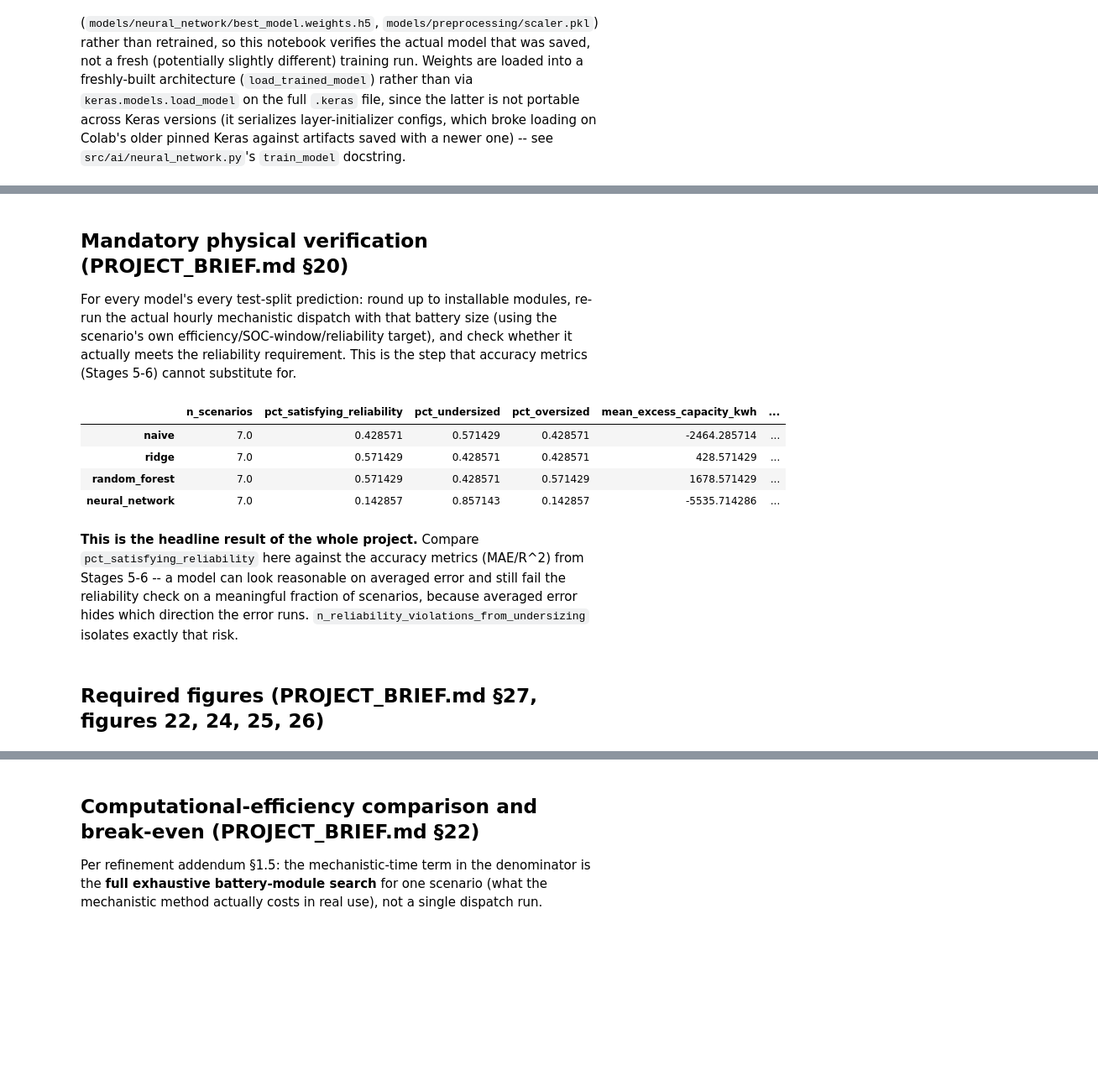
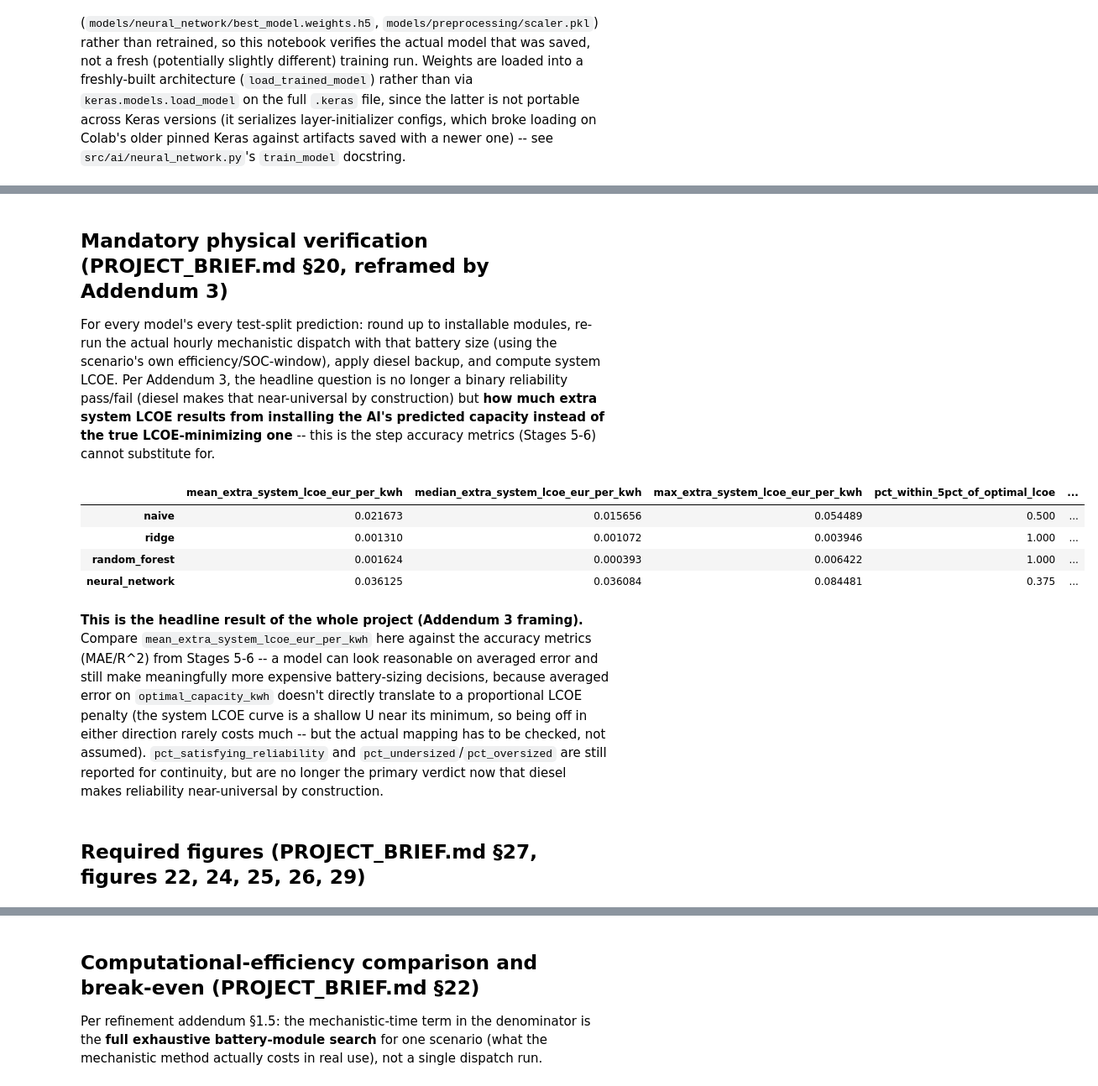
Before and after one commit to sulhos/Leonardo-Assignment, a Jupyter notebook: notebooks/05_model_comparison.ipynb, the cells around one changed output, grey strips where cells are left out. Shown at 84% size. Drawn from its saved outputs; the diff is of its cells as text; code cells hidden in the pictures; blank space fills up the shorter version.

```diff
--- a/notebooks/05_model_comparison.ipynb
+++ b/notebooks/05_model_comparison.ipynb
@@ -180,31 +187,33 @@ E0000 00:00:1784608704.491228   13813 cuda_platform.cc:52] failed call to cuInit
 # %% [markdown]
-## Mandatory physical verification (PROJECT_BRIEF.md §20)
+## Mandatory physical verification (PROJECT_BRIEF.md §20, reframed by Addendum 3)
 
-For every model's every test-split prediction: round up to installable modules, re-run the actual hourly mechanistic dispatch with that battery size (using the scenario's own efficiency/SOC-window/reliability target), and check whether it actually meets the reliability requirement. This is the step that accuracy metrics (Stages 5-6) cannot substitute for.
+For every model's every test-split prediction: round up to installable modules, re-run the actual hourly mechanistic dispatch with that battery size (using the scenario's own efficiency/SOC-window), apply diesel backup, and compute system LCOE. Per Addendum 3, the headline question is no longer a binary reliability pass/fail (diesel makes that near-universal by construction) but **how much extra system LCOE results from installing the AI's predicted capacity instead of the true LCOE-minimizing one** -- this is the step accuracy metrics (Stages 5-6) cannot substitute for.
 # %%
 module_capacity_kwh = site_config["battery"]["module_capacity_kwh"]
 verification_by_model = {}
 summary_by_model = {}
 
 for name, preds in predictions_by_model.items():
     verification = verify_predictions(test_scenarios, preds, weather, site_config, module_capacity_kwh)
     verification_by_model[name] = verification
     summary_by_model[name] = summarize_verification(verification)
     verification.to_csv(TABLES_DIR / f"physical_verification_{name}.csv", index=False)
 
 summary_table = pd.DataFrame(summary_by_model).T
 summary_table.to_csv(TABLES_DIR / "physical_verification_summary_by_model.csv")
-summary_table
+summary_table[["mean_extra_system_lcoe_eur_per_kwh", "median_extra_system_lcoe_eur_per_kwh",
+               "max_extra_system_lcoe_eur_per_kwh", "pct_within_5pct_of_optimal_lcoe",
+               "pct_satisfying_reliability", "pct_undersized", "pct_oversized"]]
 # %% [output]
-|  | n_scenarios | pct_satisfying_reliability | pct_undersized | pct_oversized | mean_excess_capacity_kwh | ... |
-| naive | 7.0 | 0.428571 | 0.571429 | 0.428571 | -2464.285714 | ... |
-| ridge | 7.0 | 0.571429 | 0.428571 | 0.428571 | 428.571429 | ... |
-| random_forest | 7.0 | 0.571429 | 0.428571 | 0.571429 | 1678.571429 | ... |
-| neural_network | 7.0 | 0.142857 | 0.857143 | 0.142857 | -5535.714286 | ... |
+|  | mean_extra_system_lcoe_eur_per_kwh | median_extra_system_lcoe_eur_per_kwh | max_extra_system_lcoe_eur_per_kwh | pct_within_5pct_of_optimal_lcoe | ... |
+| naive | 0.021673 | 0.015656 | 0.054489 | 0.500 | ... |
+| ridge | 0.001310 | 0.001072 | 0.003946 | 1.000 | ... |
+| random_forest | 0.001624 | 0.000393 | 0.006422 | 1.000 | ... |
+| neural_network | 0.036125 | 0.036084 | 0.084481 | 0.375 | ... |
 # %% [markdown]
-**This is the headline result of the whole project.** Compare `pct_satisfying_reliability` here against the accuracy metrics (MAE/R^2) from Stages 5-6 -- a model can look reasonable on averaged error and still fail the reliability check on a meaningful fraction of scenarios, because averaged error hides which direction the error runs. `n_reliability_violations_from_undersizing` isolates exactly that risk.
+**This is the headline result of the whole project (Addendum 3 framing).** Compare `mean_extra_system_lcoe_eur_per_kwh` here against the accuracy metrics (MAE/R^2) from Stages 5-6 -- a model can look reasonable on averaged error and still make meaningfully more expensive battery-sizing decisions, because averaged error on `optimal_capacity_kwh` doesn't directly translate to a proportional LCOE penalty (the system LCOE curve is a shallow U near its minimum, so being off in either direction rarely costs much -- but the actual mapping has to be checked, not assumed). `pct_satisfying_reliability` and `pct_undersized`/`pct_oversized` are still reported for continuity, but are no longer the primary verdict now that diesel makes reliability near-universal by construction.
 # %% [markdown]
-## Required figures (PROJECT_BRIEF.md §27, figures 22, 24, 25, 26)
+## Required figures (PROJECT_BRIEF.md §27, figures 22, 24, 25, 26, 29)
 # %%
 fig = plot_reliability_pass_rate_by_model(summary_by_model)
 save_figure(fig, FIGURES_DIR / "22_reliability_pass_rate.png")
```
Also changed, not shown: parts of 8 cells of this notebook, 11 other files.
